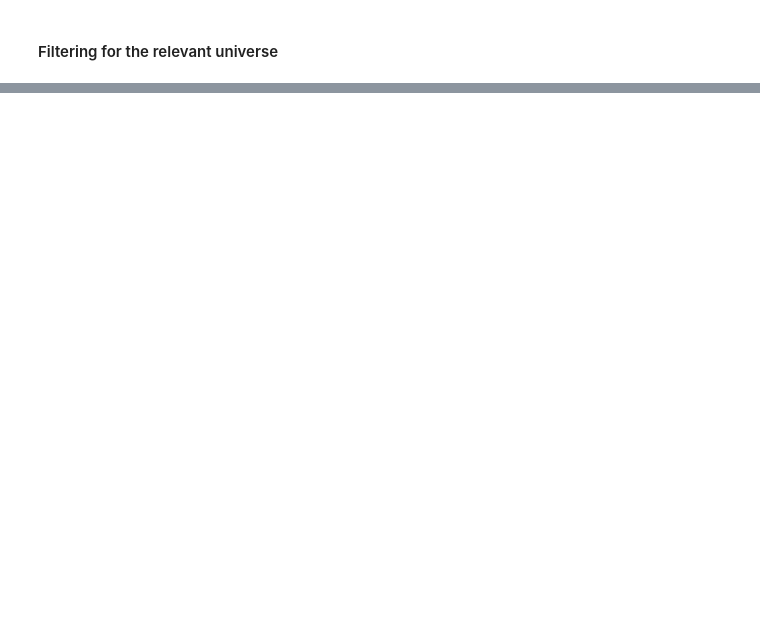
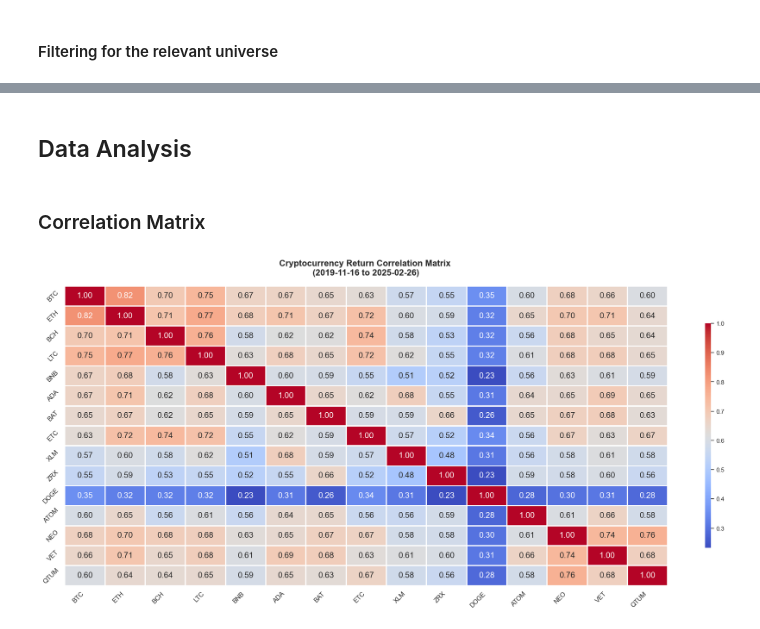
Before and after one commit to andrewpark19/QTS_Final_Project, a Jupyter notebook: QTS_Project_Draft.ipynb, the cells around one changed output, grey strips where cells are left out. Cells and saved outputs as stored; diff of their text form; code cells hidden in the pictures; blank space fills up the shorter version.

```diff
--- a/QTS_Project_Draft.ipynb
+++ b/QTS_Project_Draft.ipynb
@@ -93,3 +98,6 @@ shape: (3, 16)
 | 2019-11-15 | 8473.65 | 180.09 | 263.67 | 57.6 | 20.2805 | 0.04426 | 0.2508 | 4.5604 | 0.07215 | 0.277 | 0.0026473 | ... |
 | 2019-11-16 | 8495.01 | 182.36 | 265.07 | 58.24 | 20.1868 | 0.0439 | 0.2674 | 4.6324 | 0.0713 | 0.2817 | 0.0026638 | ... |
 | 2019-11-17 | 8511.33 | 183.75 | 265.74 | 59.15 | 20.1318 | 0.04502 | 0.2729 | 4.6217 | 0.0716 | 0.2759 | 0.0026342 | ... |
+# %%
+ret_df = get_pct_change_resampled(close_prices, dropna=True)
+ret_df.head(3)
@@ -95,0 +111,8 @@ shape: (3, 16)
+# %% [markdown]
+## Data Analysis
+# %% [markdown]
+### Correlation Matrix
+# %%
+corr_matrix = get_corr_matrix(ret_df)
+# %% [output]
+[figure, added]
```
Also changed, not shown: parts of 27 cells of this notebook, 2 other files.
